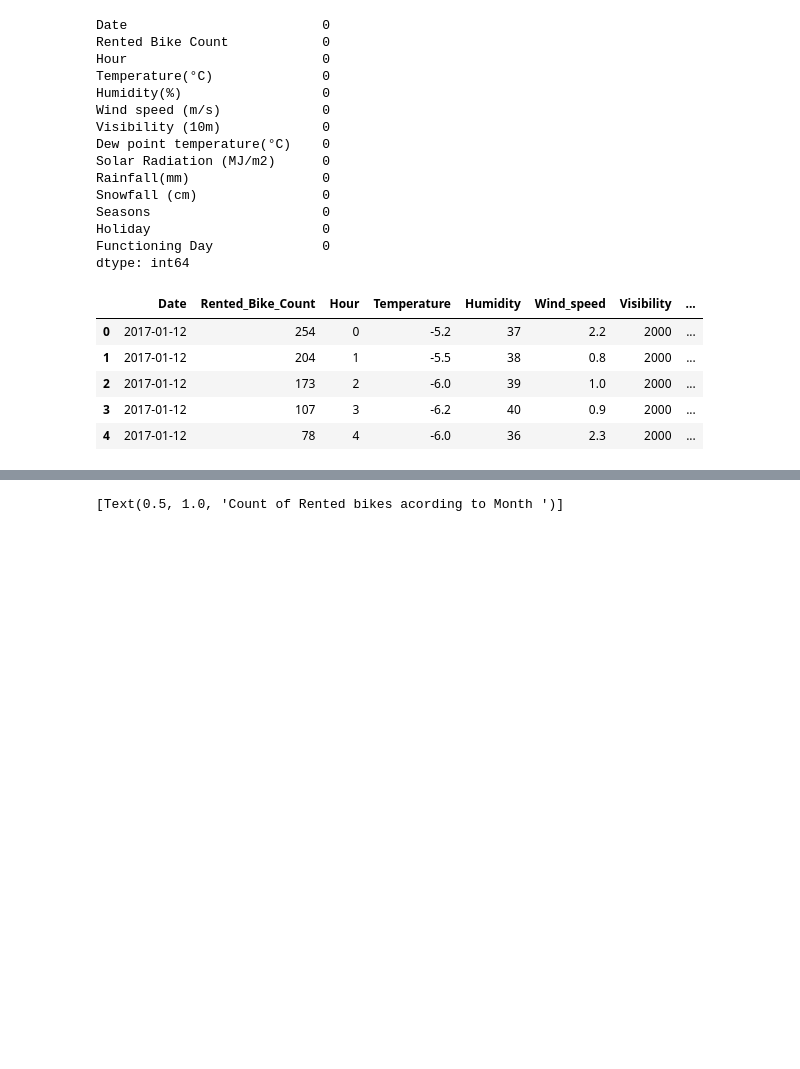
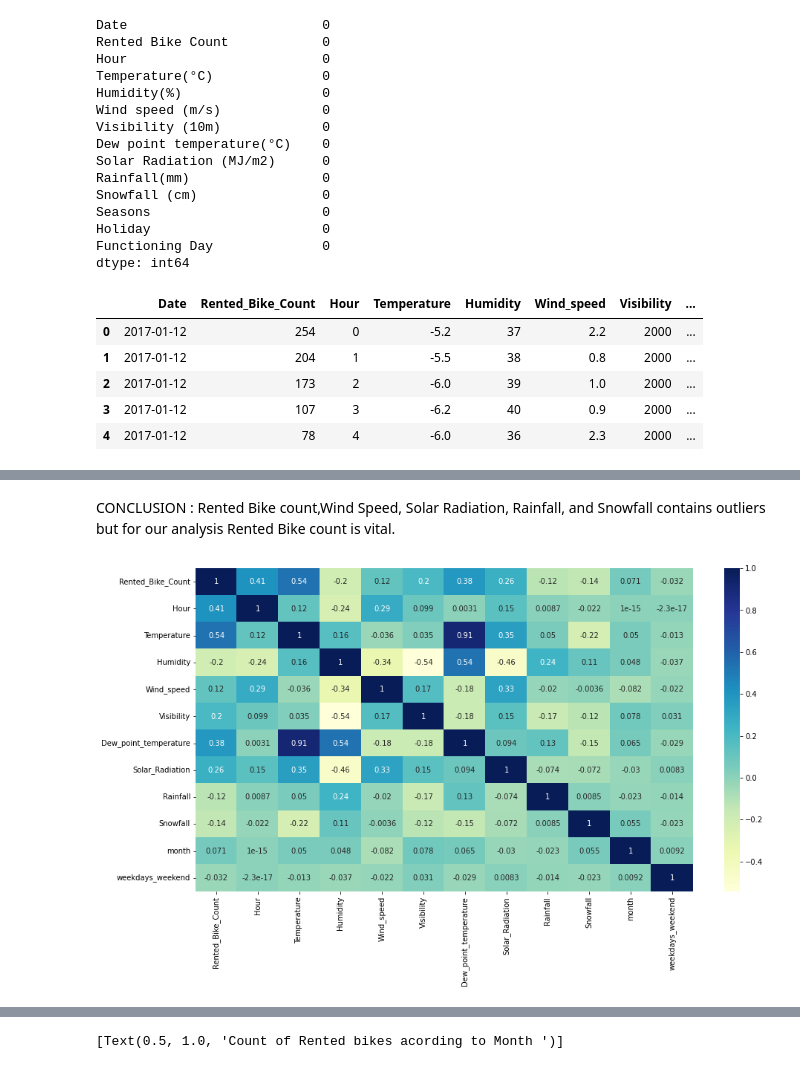
Before and after one commit to Anas182000/BIKE-SHARING-DEMAND-PREDICTION, a Jupyter notebook: Copy_of_Bike_Sharing_Demand_Prediction_Capstone_Project.ipynb, the cells around one changed output, grey strips where cells are left out. Saved outputs shown, nothing was run; the diff lists cells and outputs as text; code cells hidden in the pictures; blank space fills up the shorter version.

```diff
--- a/Copy_of_Bike_Sharing_Demand_Prediction_Capstone_Project.ipynb
+++ b/Copy_of_Bike_Sharing_Demand_Prediction_Capstone_Project.ipynb
@@ -193,0 +217,10 @@ df_copy.head()
+# %% [markdown]
+CONCLUSION : Rented Bike count,Wind Speed, Solar Radiation, Rainfall, and Snowfall contains outliers but for our analysis Rented Bike count is vital.
+# %%
+#CORRELATION THROUGH HEAT MAP
+plt.figure(figsize=(15,8))
+sns.heatmap(df_copy.corr(),annot=True,cmap="YlGnBu")
+
+plt.show()
+# %% [output]
+[figure, added]
```
Also changed, not shown: parts of 97 cells of this notebook.
